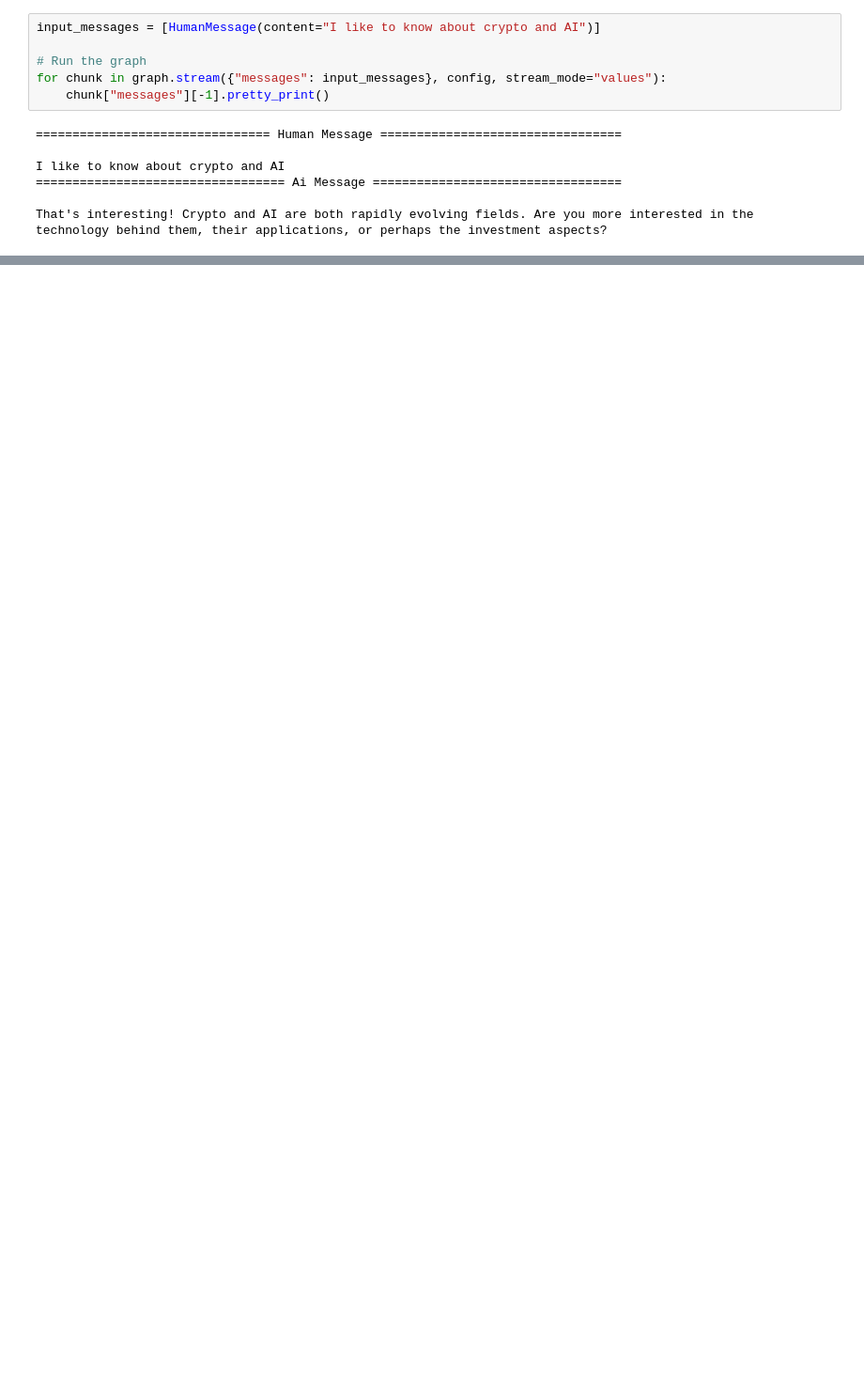
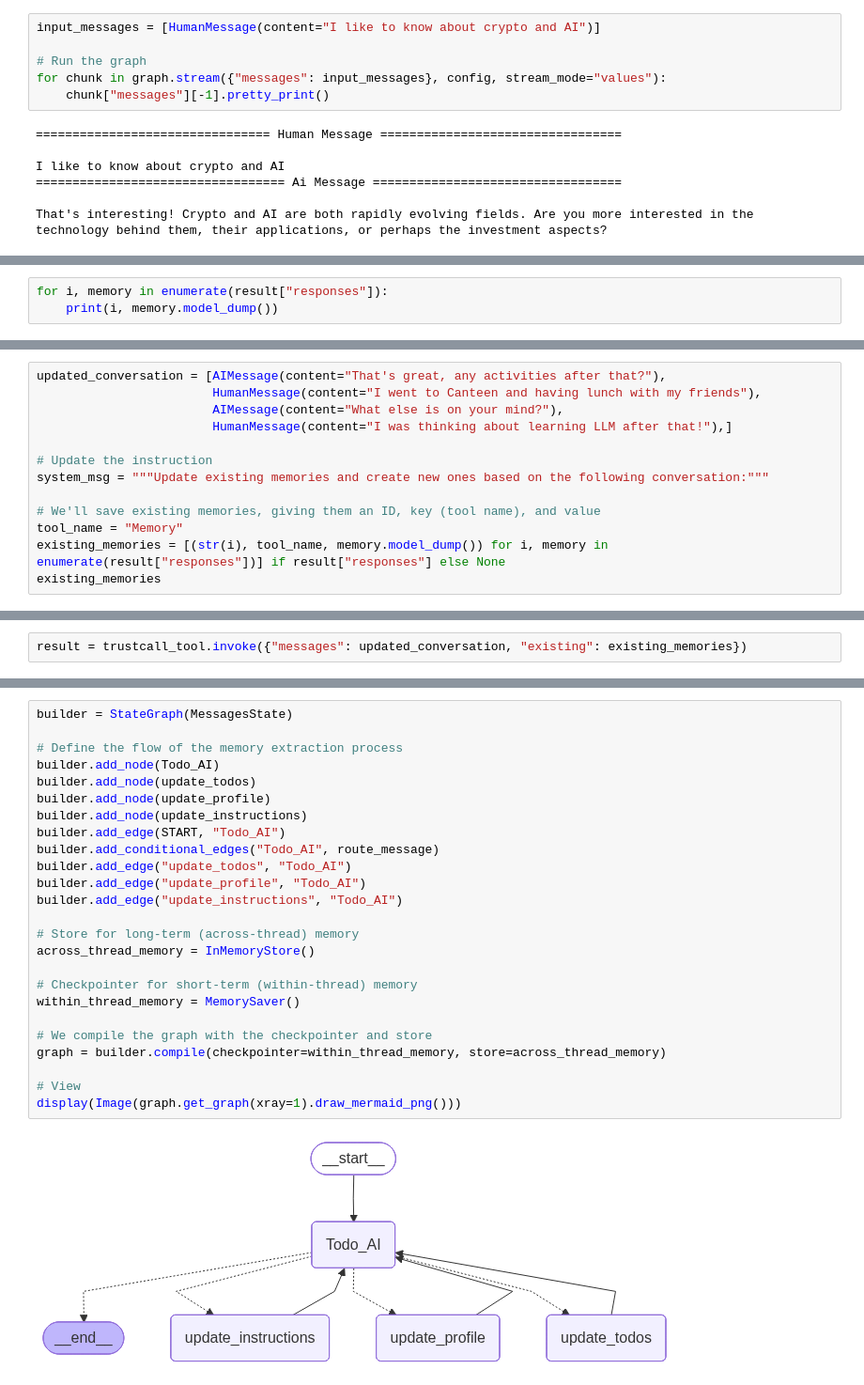
Before and after one commit to DerrickVericho/LLM-Portofolio, a Jupyter notebook: notebook/langgraph.ipynb, the cells around one changed output, grey strips where cells are left out. Shown at 94% size. Drawn from its saved outputs; the diff is of its cells as text; blank space fills up the shorter version.

Commit message:
feat: todo agent with memory

```diff
--- a/notebook/langgraph.ipynb
+++ b/notebook/langgraph.ipynb
@@ -4614,0 +4668,3 @@ for m in memories:
+# %%
+for i, memory in enumerate(result["responses"]):
+    print(i, memory.model_dump())
@@ -4614,0 +4673,13 @@ for m in memories:
+# %%
+updated_conversation = [AIMessage(content="That's great, any activities after that?"),
+                        HumanMessage(content="I went to Canteen and having lunch with my friends"),
+                        AIMessage(content="What else is on your mind?"),
+                        HumanMessage(content="I was thinking about learning LLM after that!"),]
+
+# Update the instruction
+system_msg = """Update existing memories and create new ones based on the following conversation:"""
+
+# We'll save existing memories, giving them an ID, key (tool name), and value
+tool_name = "Memory"
+existing_memories = [(str(i), tool_name, memory.model_dump()) for i, memory in enumerate(result["responses"])] if result["responses"] else None
+existing_memories
@@ -4614,0 +4688,2 @@ for m in memories:
+# %%
+result = trustcall_tool.invoke({"messages": updated_conversation, "existing": existing_memories})
@@ -4614,0 +5060,27 @@ for m in memories:
+# %%
+builder = StateGraph(MessagesState)
+
+# Define the flow of the memory extraction process
+builder.add_node(Todo_AI)
+builder.add_node(update_todos)
+builder.add_node(update_profile)
+builder.add_node(update_instructions)
+builder.add_edge(START, "Todo_AI")
+builder.add_conditional_edges("Todo_AI", route_message)
+builder.add_edge("update_todos", "Todo_AI")
+builder.add_edge("update_profile", "Todo_AI")
+builder.add_edge("update_instructions", "Todo_AI")
+
+# Store for long-term (across-thread) memory
+across_thread_memory = InMemoryStore()
+
+# Checkpointer for short-term (within-thread) memory
+within_thread_memory = MemorySaver()
+
+# We compile the graph with the checkpointer and store
+graph = builder.compile(checkpointer=within_thread_memory, store=across_thread_memory)
+
+# View
+display(Image(graph.get_graph(xray=1).draw_mermaid_png()))
+# %% [output]
+[figure, added]
```
Also changed, not shown: parts of 27 cells of this notebook.
